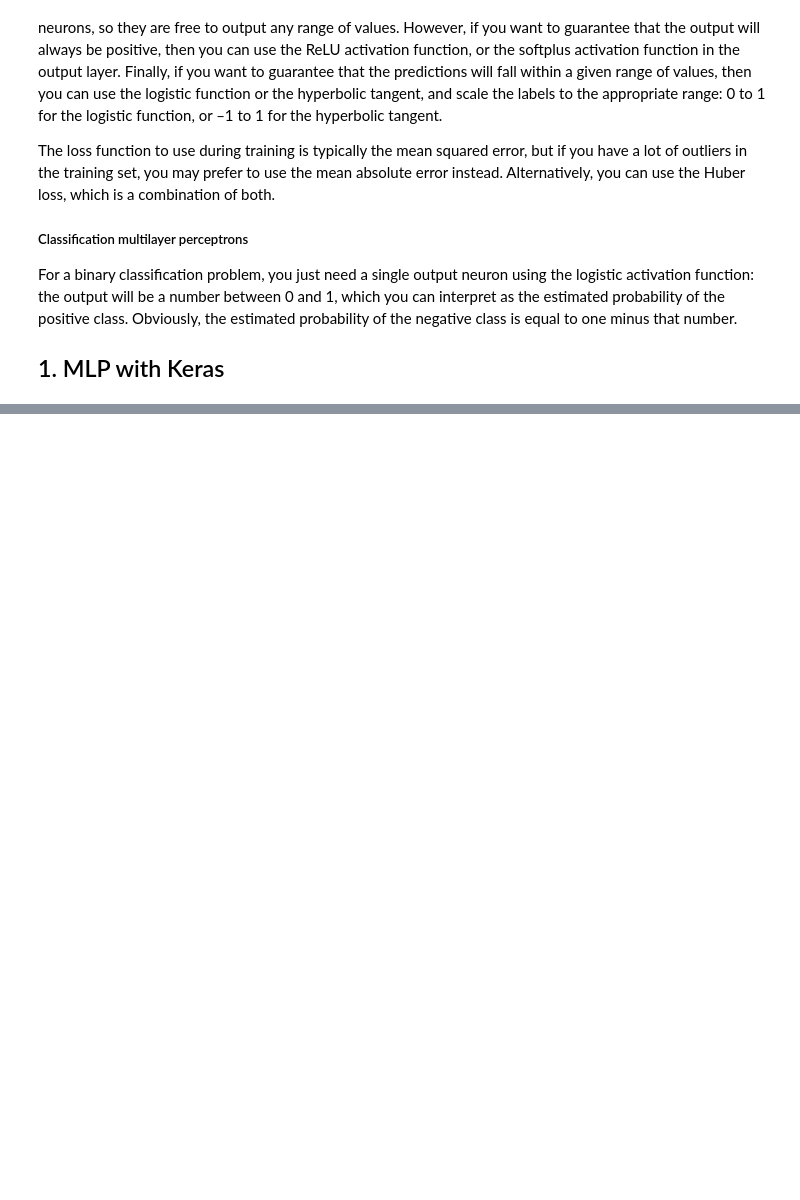
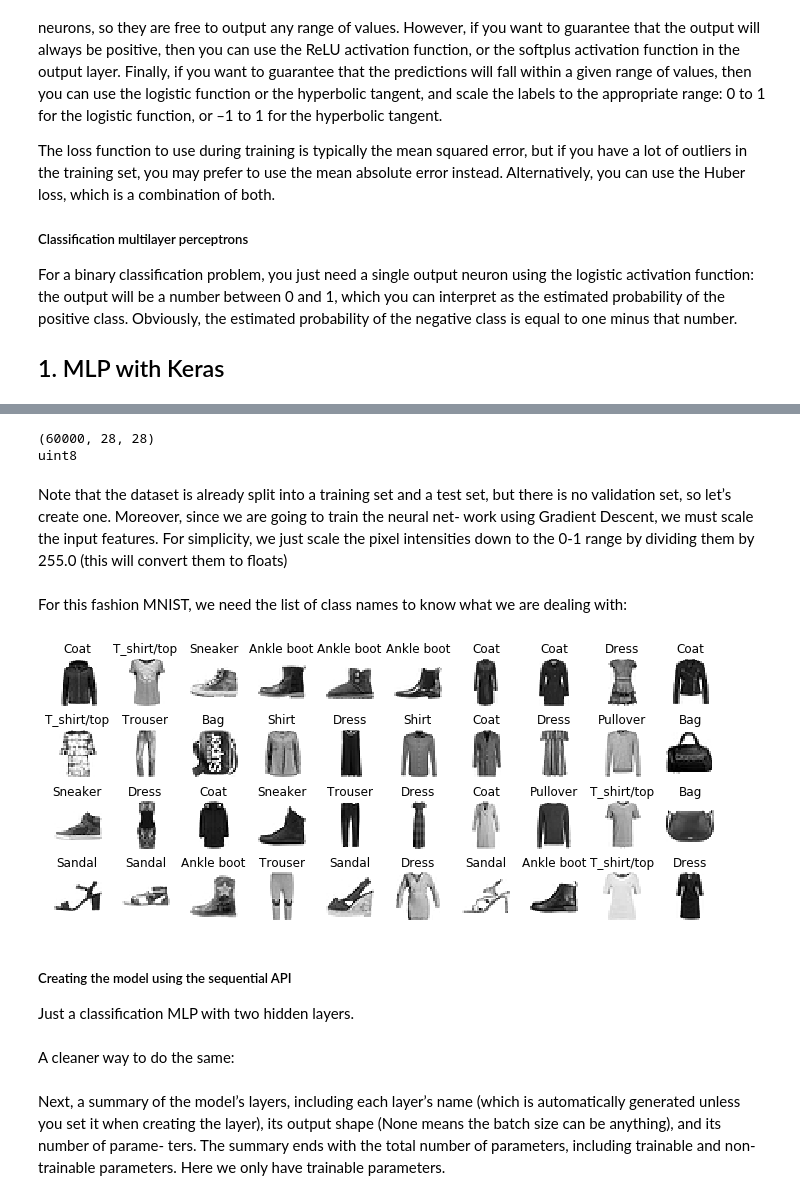
Before and after one commit to DanielSFlamarich/oreilly_skc_keras_tnsflw, a Jupyter notebook: chapter10/ANN with Keras.ipynb, the cells around one changed output, grey strips where cells are left out. Cells and saved outputs as stored; diff of their text form; code cells hidden in the pictures; blank space fills up the shorter version.

```diff
--- a/chapter10/ANN with Keras.ipynb
+++ b/chapter10/ANN with Keras.ipynb
@@ -102,0 +109,4 @@ tf.__version__
+# %%
+# loading the dataset
+fashion = keras.datasets.fashion_mnist
+(X_train_full, y_train_full), (X_test, y_test) = fashion.load_data()
@@ -102,0 +124,37 @@ tf.__version__
+# %%
+# data shape & types
+print(X_train_full.shape)
+print(X_train_full.dtype)
+# %% [output]
+(60000, 28, 28)
+uint8
+# %% [markdown]
+Note that the dataset is already split into a training set and a test set, but there is no validation set, so let’s create one. Moreover, since we are going to train the neural net‐ work using Gradient Descent, we must scale the input features. For simplicity, we just scale the pixel intensities down to the 0-1 range by dividing them by 255.0 (this will convert them to floats)
+# %%
+X_valid, X_train = X_train_full[: 5000] / 255.0, X_train_full[5000:] / 255.0
+y_valid, y_train = y_train_full[:5000], y_train_full[5000:]
+# %% [markdown]
+For this fashion MNIST, we need the list of class names to know what we are dealing with:
+# %%
+class_names = ['T_shirt/top', 'Trouser', 'Pullover', 'Dress', 'Coat',
+              'Sandal', 'Shirt', 'Sneaker', 'Bag', 'Ankle boot']
+# %%
+# let's have a look
+n_rows = 4
+n_cols = 10
+plt.figure(figsize=(n_cols * 1.2, n_rows * 1.2))
+for row in range(n_rows):
+    for col in range(n_cols):
+        index = n_cols * row + col
+        plt.subplot(n_rows, n_cols, index + 1)
+        plt.imshow(X_train[index], cmap="binary", interpolation="nearest")
+        plt.axis('off')
+        plt.title(class_names[y_train[index]], fontsize=12)
+plt.subplots_adjust(wspace=0.2, hspace=0.5)
+plt.show()
+# %% [output]
+[figure, added]
+# %% [markdown]
+##### Creating the model using the sequential API
+
+Just a classification MLP with two hidden layers.
@@ -102,0 +176,2 @@ tf.__version__
+# %% [markdown]
+A cleaner way to do the same:
@@ -102,0 +185,2 @@ tf.__version__
+# %% [markdown]
+Next, a summary of the model’s layers, including each layer’s name (which is automatically generated unless you set it when creating the layer), its output shape (None means the batch size can be anything), and its number of parame‐ ters. The summary ends with the total number of parameters, including trainable and non-trainable parameters. Here we only have trainable parameters.
```
Also changed, not shown: parts of 9 cells of this notebook.
